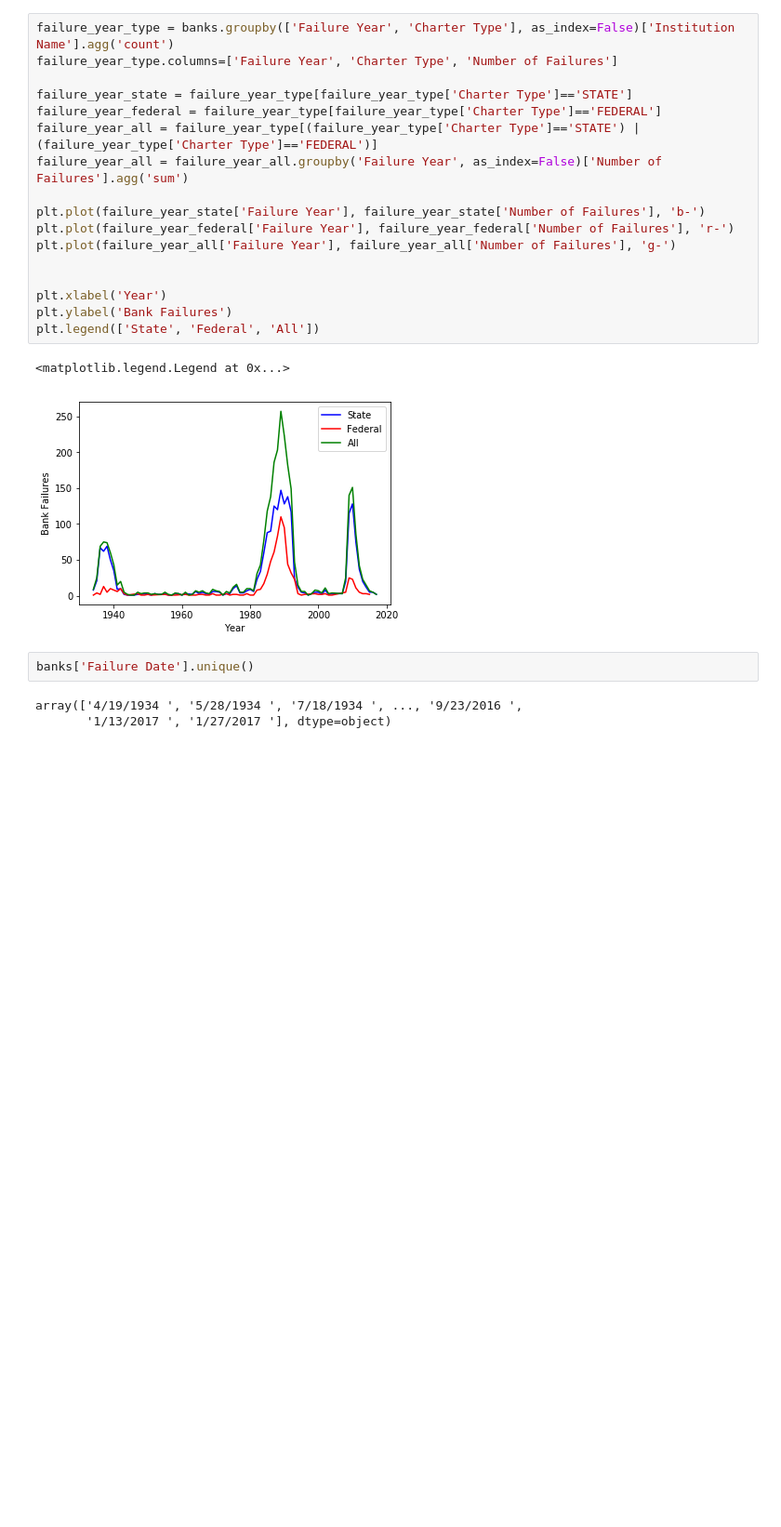
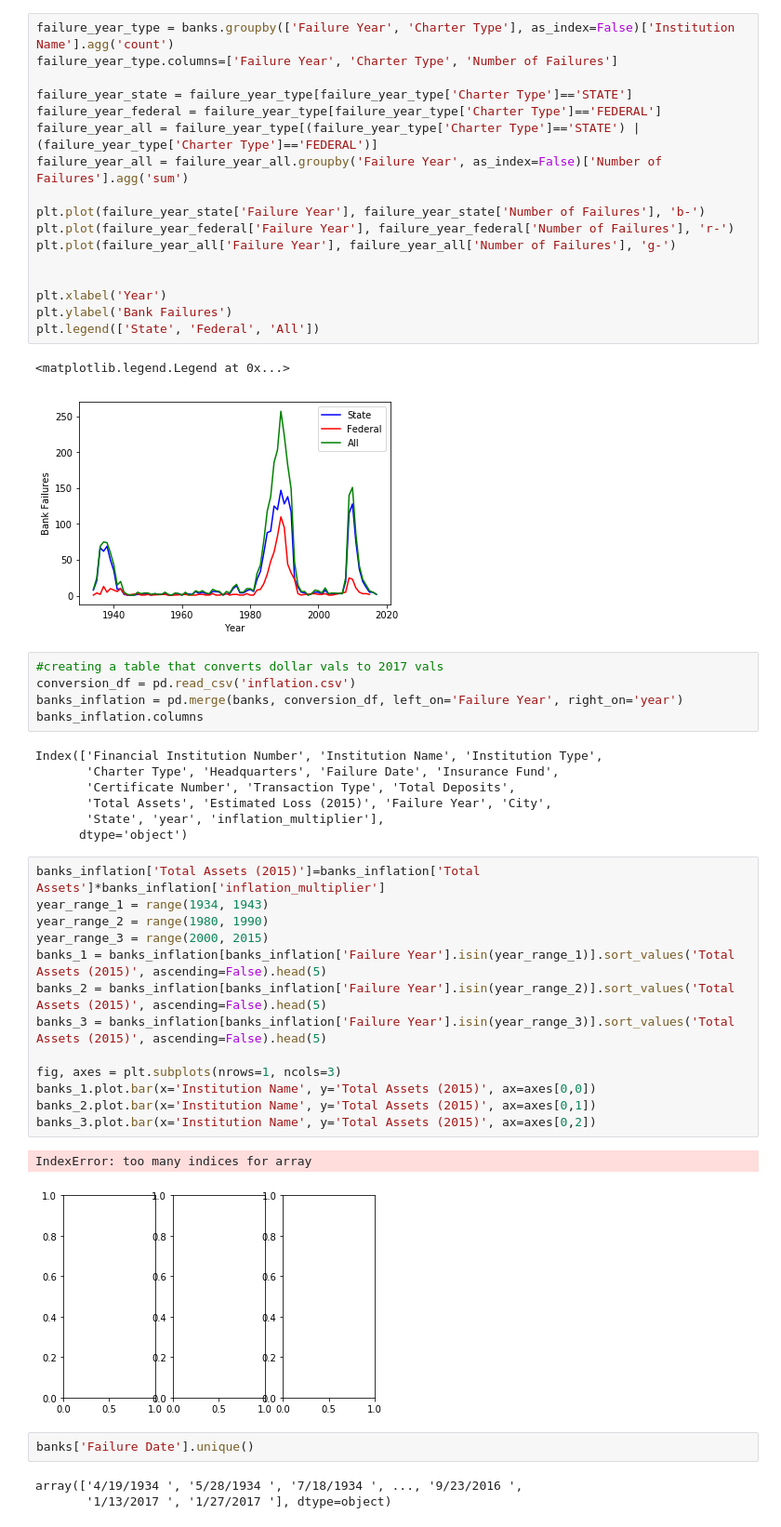
Before and after one commit to bar10009/Thinkful-Capstone-, a Jupyter notebook: Capstone Project 2018.ipynb, the cells around one changed output. Shown at 93% size. Saved outputs shown, nothing was run; the diff lists cells and outputs as text; blank space fills up the shorter version.

```diff
--- a/Capstone Project 2018.ipynb
+++ b/Capstone Project 2018.ipynb
@@ -148,6 +164,34 @@ plt.legend(['State', 'Federal', 'All'])
 # %% [output]
 <matplotlib.legend.Legend at 0x...>
 [figure]
+# %%
+#creating a table that converts dollar vals to 2017 vals
+conversion_df = pd.read_csv('inflation.csv')
+banks_inflation = pd.merge(banks, conversion_df, left_on='Failure Year', right_on='year')
+banks_inflation.columns
+# %% [output]
+Index(['Financial Institution Number', 'Institution Name', 'Institution Type',
+       'Charter Type', 'Headquarters', 'Failure Date', 'Insurance Fund',
+       'Certificate Number', 'Transaction Type', 'Total Deposits',
+       'Total Assets', 'Estimated Loss (2015)', 'Failure Year', 'City',
+       'State', 'year', 'inflation_multiplier'],
+      dtype='object')
+# %%
+banks_inflation['Total Assets (2015)']=banks_inflation['Total Assets']*banks_inflation['inflation_multiplier']
+year_range_1 = range(1934, 1943)
+year_range_2 = range(1980, 1990)
+year_range_3 = range(2000, 2015)
+banks_1 = banks_inflation[banks_inflation['Failure Year'].isin(year_range_1)].sort_values('Total Assets (2015)', ascending=False).head(5)
+banks_2 = banks_inflation[banks_inflation['Failure Year'].isin(year_range_2)].sort_values('Total Assets (2015)', ascending=False).head(5)
+banks_3 = banks_inflation[banks_inflation['Failure Year'].isin(year_range_3)].sort_values('Total Assets (2015)', ascending=False).head(5)
+
+fig, axes = plt.subplots(nrows=1, ncols=3)
+banks_1.plot.bar(x='Institution Name', y='Total Assets (2015)', ax=axes[0,0])
+banks_2.plot.bar(x='Institution Name', y='Total Assets (2015)', ax=axes[0,1])
+banks_3.plot.bar(x='Institution Name', y='Total Assets (2015)', ax=axes[0,2])
+# %% [output]
+IndexError: too many indices for array
+[figure, added]
 # %%
 banks['Failure Date'].unique()
 # %% [output]
```
Also changed, not shown: parts of 1 cell of this notebook.
